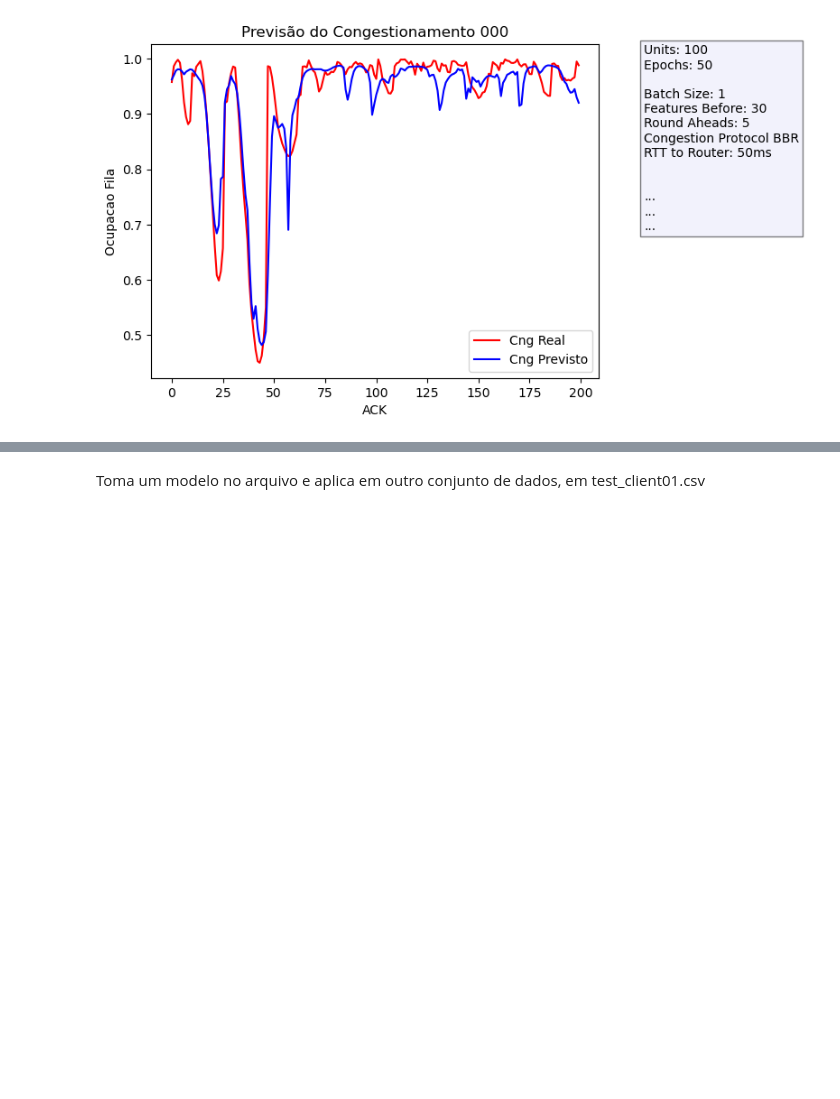
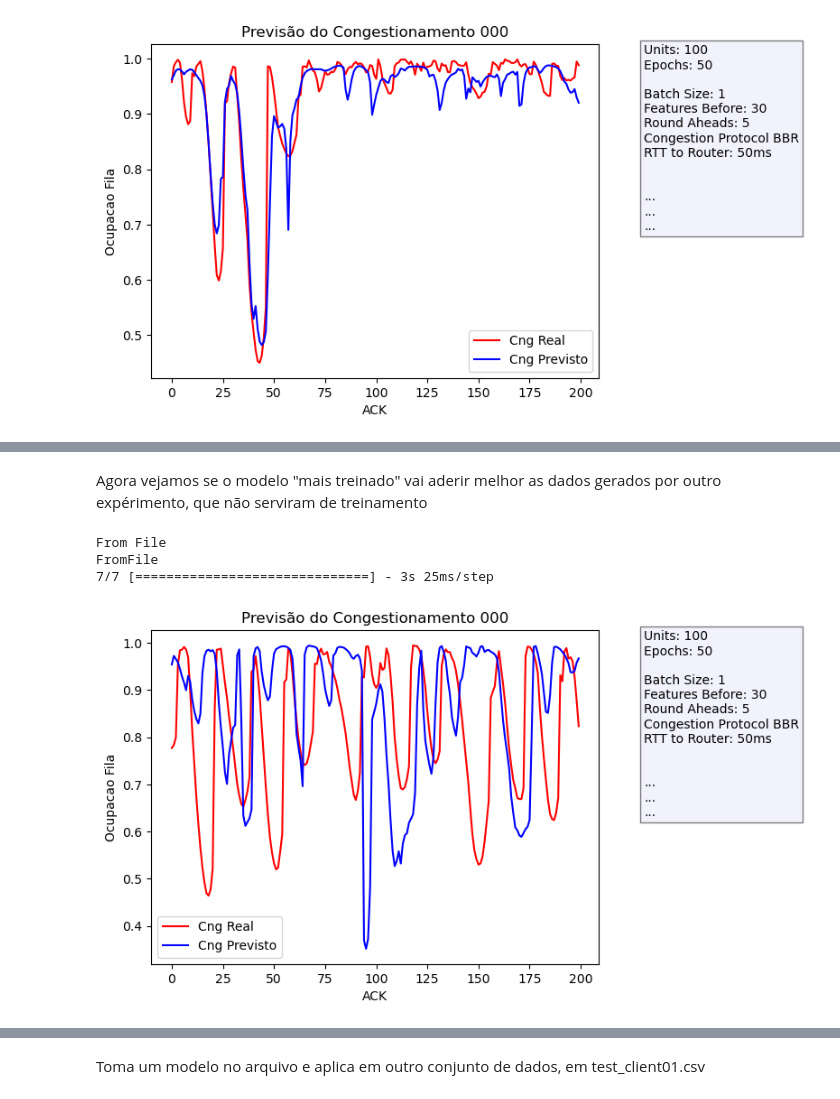
Before and after one commit to reisdout/FederatedColab, a Jupyter notebook: federated_network_5ACK.ipynb, the cells around one changed output, grey strips where cells are left out. Cells and saved outputs as stored; diff of their text form; code cells hidden in the pictures; blank space fills up the shorter version.

```diff
--- a/federated_network_5ACK.ipynb
+++ b/federated_network_5ACK.ipynb
@@ -1593,0 +341,21 @@ GeneralTraining(parExpDir="./Exp_0000013/",
+# %% [markdown]
+Agora vejamos se o modelo "mais treinado" vai aderir melhor as dados gerados por outro expérimento, que não serviram de treinamento
+# %%
+description = "testar com outros dados, mas gerados com uma topologia dumbell, igual a do treinamento."+"\n"
+description =description + "Média móvel da quantidade de pacotes na fila.\n"
+description =description + "Modelo com 300 épocas em cada round\n"
+#description = description+ "Este experimento visa medir a aderência do modelo gerado na dumbell do experimento anterior na parkinglot aqui descrita\n"
+#description = description+ "Sendo assim, o test_client01 foi originado com dados levantados da parkinglot, que serão previstos pelos pesos treinados com os dados da dumbell anterior.\n"
+#description = description+ "Na topologia considerada, ajustou-se os RTT entre os roteadores de 0,005ms, pois com roteadores, o processamento da fila faz com que demore mais.\n"
+#description = description+ ".\n"
+
+EvalueteModelLevarage(parPreviousExpTime="Thu_May_18_20_12_51_2023",
+                      parPreviousTrainingExpDir="./Exp_0000013/Thu_May_18_20_12_51_2023/",
+                      parPreviousTrainingPath="./Exp_0000013/training_client01.csv",
+                      parPathTestFromAnotherTopology="./Exp_0000013/test_client01.csv",
+                      parExpDescription=description)
+# %% [output]
+From File
+FromFile
+7/7 [==============================] - 3s 25ms/step
+[figure, added]
```
Also changed, not shown: parts of 18 cells of this notebook, 53 other files.
